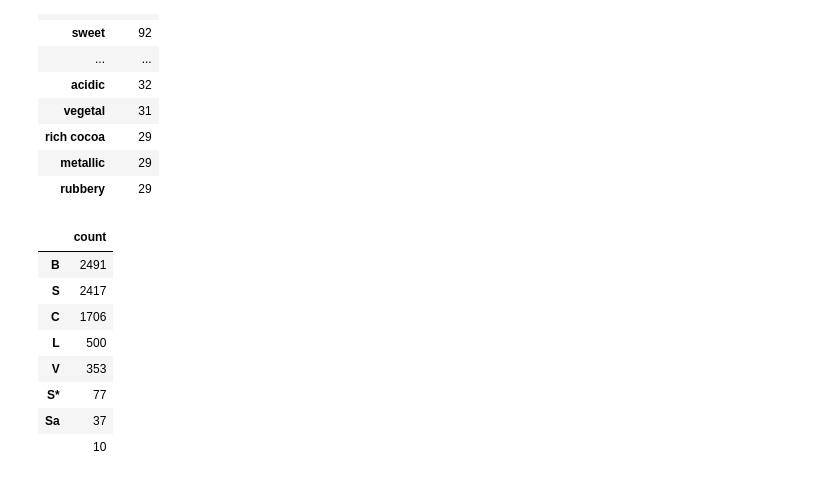
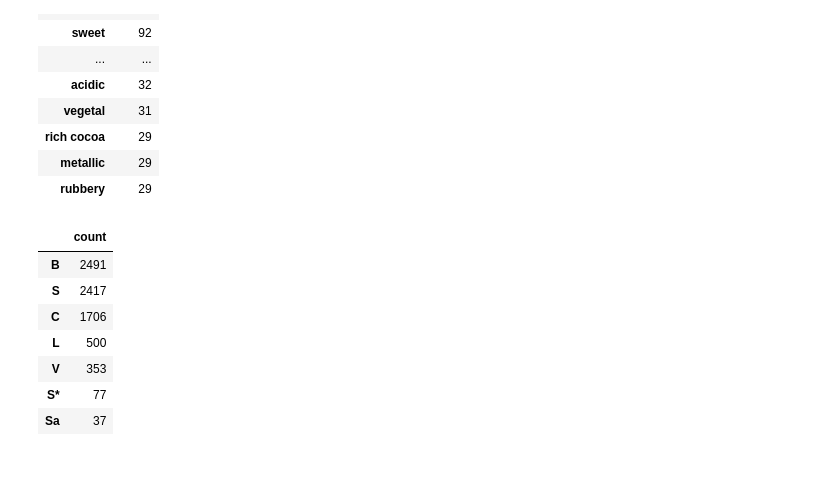
Before and after one commit to robindhillon1/chocolate_rating, a Jupyter notebook: src/chocolate_rating_eda.ipynb, the cells around one changed output. Saved outputs shown, nothing was run; the diff lists cells and outputs as text; code cells hidden in the pictures.

Commit message:
[EDA] Fix ingredient analysis

```diff
--- a/src/chocolate_rating_eda.ipynb
+++ b/src/chocolate_rating_eda.ipynb
@@ -86,19 +86,18 @@ boom_characteristics_df[:50]
 | rubbery | 29 |
 # %%
 boom_ingredients = choco_raw['Ingredients'].str[3:].str.split(',').explode()
+boom_ingredients.replace('', np.nan, inplace=True)
+boom_ingredients_df.dropna()
 boom_ingredients_df = pd.DataFrame(boom_ingredients.str.strip().value_counts())
 boom_ingredients_df = boom_ingredients_df.rename(columns={'Ingredients': 'count'})
 boom_ingredients_df.sort_values('count', ascending=False)
 boom_ingredients_df
-
-# Markus to sort out why 10 count for blanks
 # %% [output]
 |  | count |
 | B | 2491 |
 | S | 2417 |
 | C | 1706 |
 | L | 500 |
 | V | 353 |
 | S* | 77 |
 | Sa | 37 |
-|  | 10 |
```
